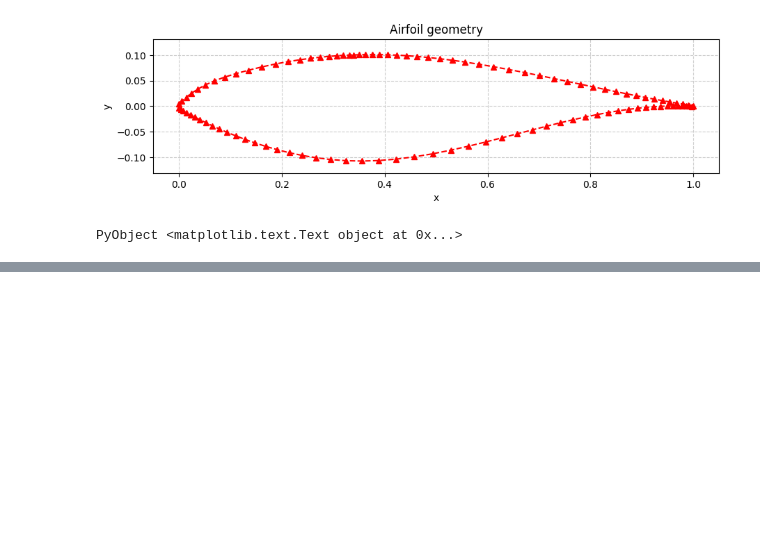
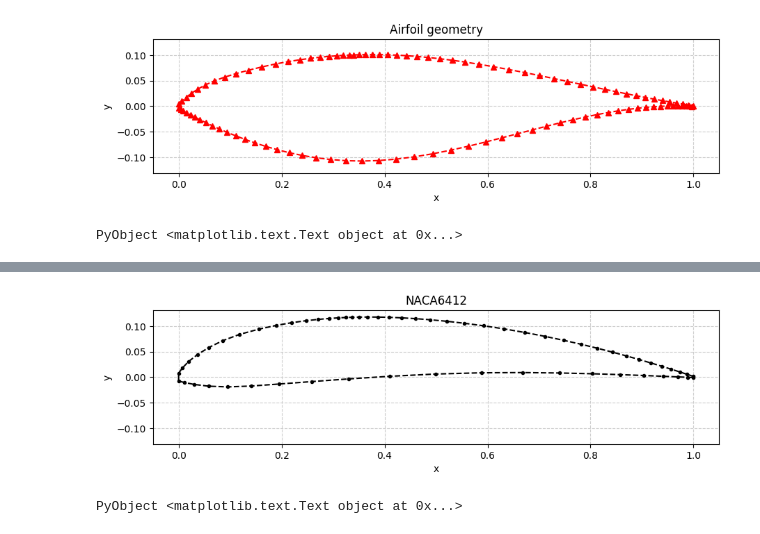
Before and after one commit to byuflowlab/GeometricTools.jl, a Jupyter notebook: docs/Documentation.ipynb, the cells around one changed output, grey strips where cells are left out. Saved outputs shown, nothing was run; the diff lists cells and outputs as text; code cells hidden in the pictures; blank space fills up the shorter version.

```diff
--- a/docs/Documentation.ipynb
+++ b/docs/Documentation.ipynb
@@ -458,0 +525,5 @@ PyObject <matplotlib.text.Text object at 0x...>
+# %%
+plot_airfoil(new_x1, new_y1; style="--.k", title_str="NACA6412")
+# %% [output]
+[figure, added]
+PyObject <matplotlib.text.Text object at 0x...>
```
Also changed, not shown: parts of 13 cells of this notebook, 9 other files.
